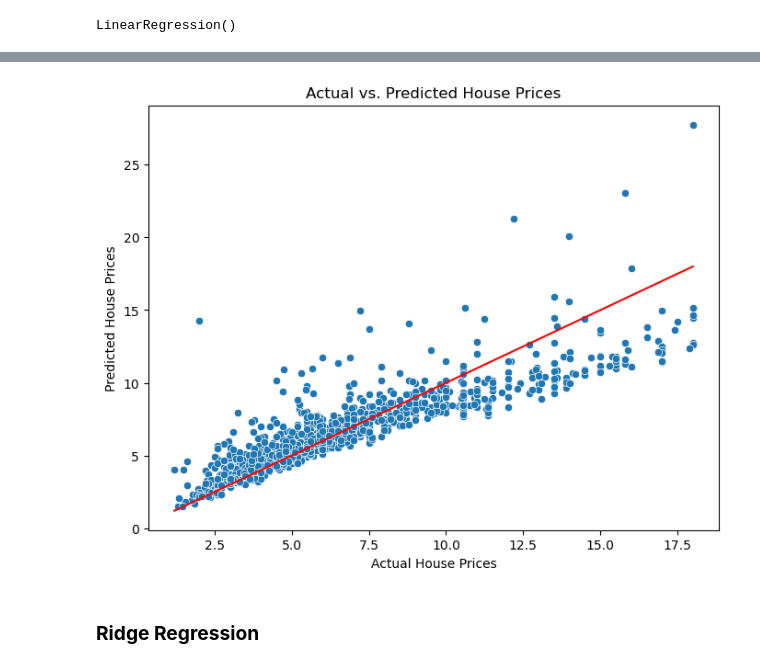
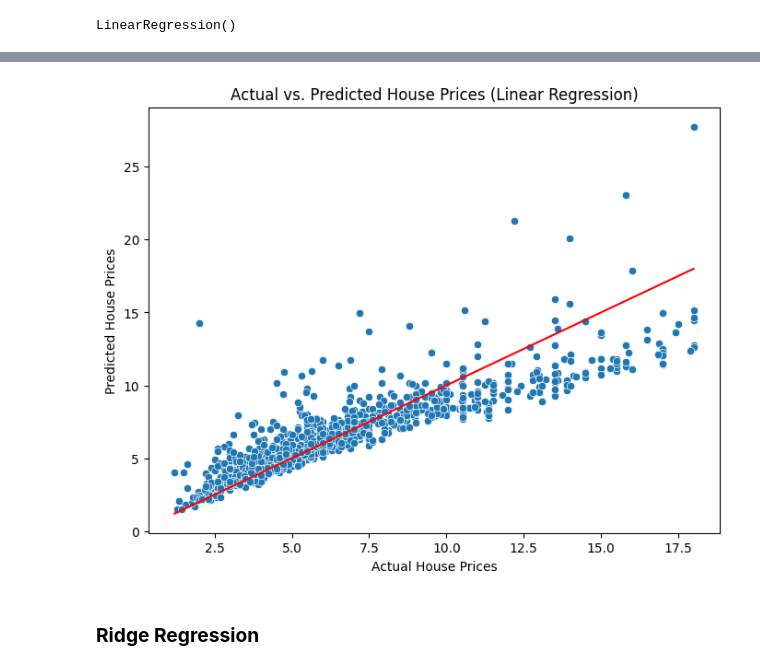
Before and after one commit to vtphatt2/House-Price-Prediction, a Jupyter notebook: Regression/regression_models.ipynb, the cells around one changed output, grey strips where cells are left out. Drawn from its saved outputs; the diff is of its cells as text; code cells hidden in the pictures.

Commit message:
Regression/update_charts

```diff
--- a/Regression/regression_models.ipynb
+++ b/Regression/regression_models.ipynb
@@ -62,18 +62,18 @@ Linear Regression - R^2: 0.7605921900256918
 # %%
 # Create a scatter plot
 plt.figure(figsize = (8, 6))
 sns.scatterplot(x = y_test, y = y_test_pred)
 
 # Plot a line for perfect predictions
 plt.plot([y_test.min(), y_test.max()], [y_test.min(), y_test.max()], color = 'red', linestyle = '-')
 
-plt.title('Actual vs. Predicted House Prices')
+plt.title('Actual vs. Predicted House Prices (Linear Regression)')
 plt.xlabel('Actual House Prices')
 plt.ylabel('Predicted House Prices')
 plt.grid(False)
 plt.show()
 # %% [output]
-[figure, old version]
+[figure, new version]
 # %% [markdown]
 ### **Ridge Regression**
 # %%
```
Also changed, not shown: parts of 8 cells of this notebook.
